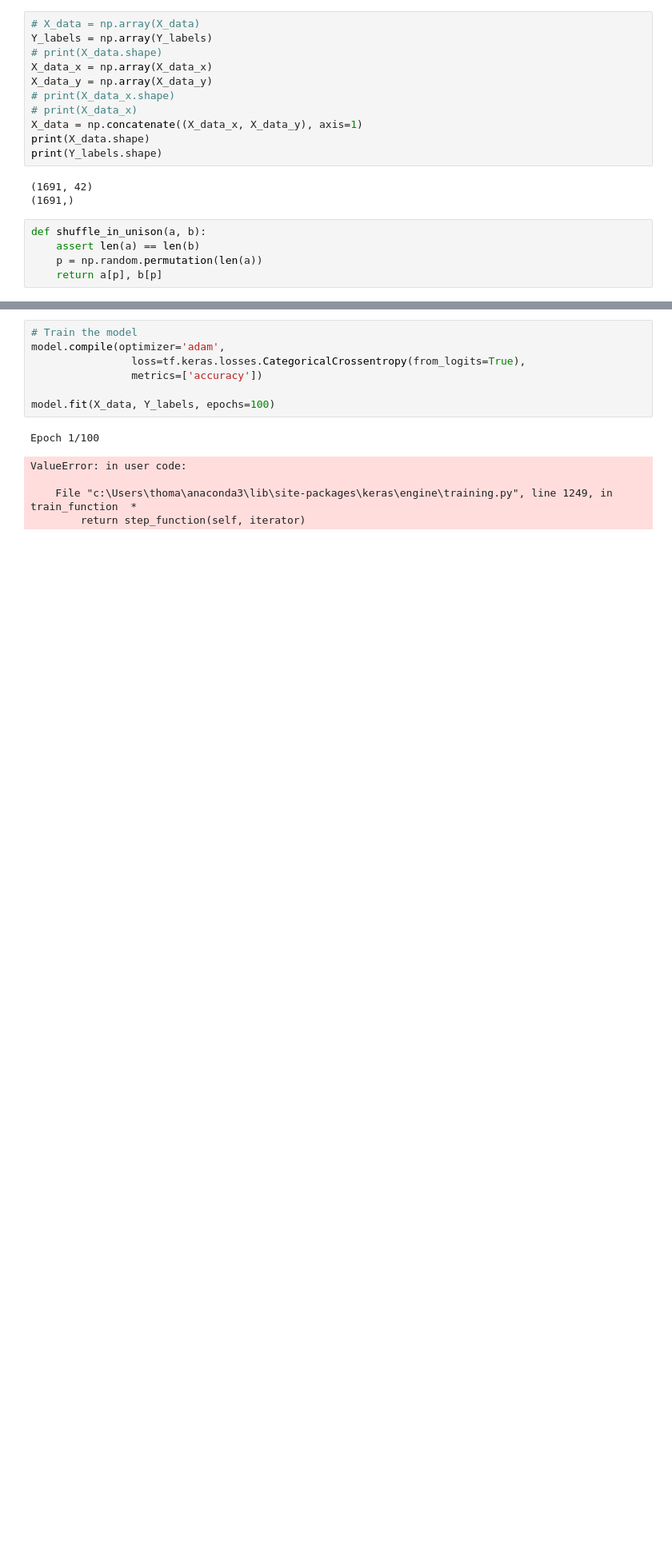
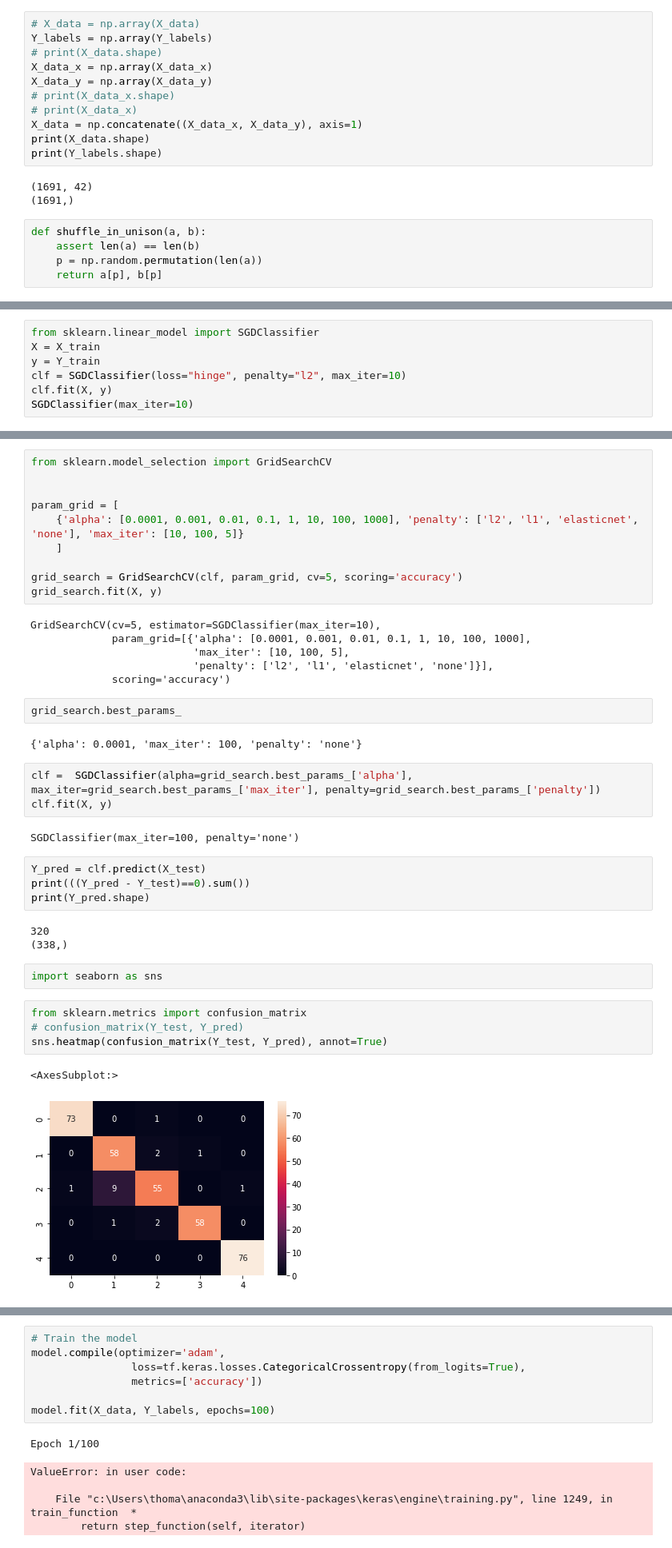
Before and after one commit to ThoLes94/GesteIA, a Jupyter notebook: geste.ipynb, the cells around one changed output, grey strips where cells are left out. Shown: that part at 80% size. Drawn from its saved outputs; the diff is of its cells as text; blank space fills up the shorter version.

Commit message:
SDG model

```diff
--- a/geste.ipynb
+++ b/geste.ipynb
@@ -104,0 +110,7 @@ array([[-0.00178372,  0.05394217,  0.08625332,  0.07427401, -0.03657658]],
+# %%
+from sklearn.linear_model import SGDClassifier
+X = X_train
+y = Y_train
+clf = SGDClassifier(loss="hinge", penalty="l2", max_iter=10)
+clf.fit(X, y)
+SGDClassifier(max_iter=10)
@@ -104,0 +119,41 @@ array([[-0.00178372,  0.05394217,  0.08625332,  0.07427401, -0.03657658]],
+# %%
+from sklearn.model_selection import GridSearchCV
+
+
+param_grid = [
+    {'alpha': [0.0001, 0.001, 0.01, 0.1, 1, 10, 100, 1000], 'penalty': ['l2', 'l1', 'elasticnet', 'none'], 'max_iter': [10, 100, 5]}
+    ]
+
+grid_search = GridSearchCV(clf, param_grid, cv=5, scoring='accuracy')
+grid_search.fit(X, y)
+# %% [output]
+GridSearchCV(cv=5, estimator=SGDClassifier(max_iter=10),
+             param_grid=[{'alpha': [0.0001, 0.001, 0.01, 0.1, 1, 10, 100, 1000],
+                          'max_iter': [10, 100, 5],
+                          'penalty': ['l2', 'l1', 'elasticnet', 'none']}],
+             scoring='accuracy')
+# %%
+grid_search.best_params_
+# %% [output]
+{'alpha': 0.0001, 'max_iter': 100, 'penalty': 'none'}
+# %%
+clf =  SGDClassifier(alpha=grid_search.best_params_['alpha'], max_iter=grid_search.best_params_['max_iter'], penalty=grid_search.best_params_['penalty'])
+clf.fit(X, y)
+# %% [output]
+SGDClassifier(max_iter=100, penalty='none')
+# %%
+Y_pred = clf.predict(X_test)
+print(((Y_pred - Y_test)==0).sum())
+print(Y_pred.shape)
+# %% [output]
+320
+(338,)
+# %%
+import seaborn as sns
+# %%
+from sklearn.metrics import confusion_matrix
+# confusion_matrix(Y_test, Y_pred)
+sns.heatmap(confusion_matrix(Y_test, Y_pred), annot=True)
+# %% [output]
+<AxesSubplot:>
+[figure, added]
```
Also changed, not shown: parts of 6 cells of this notebook.
